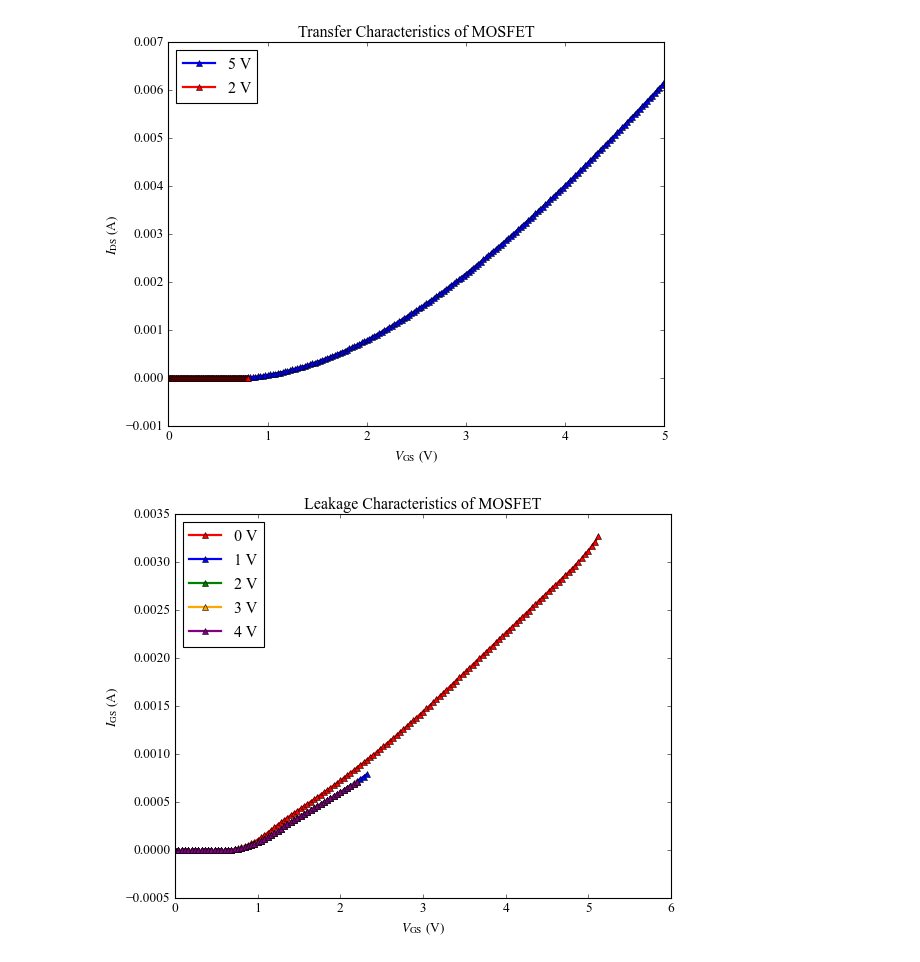
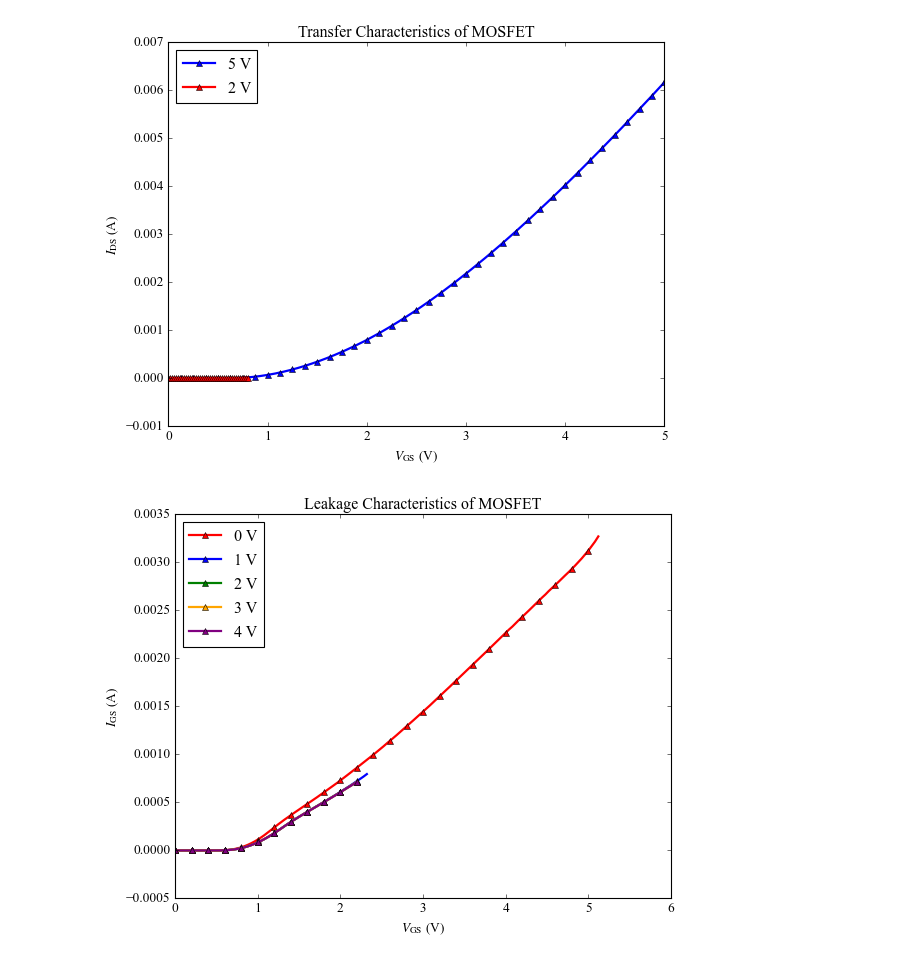
Before and after one commit to phamtrungkien8904/BachelorThesis, a Jupyter notebook: characterization.ipynb, the cells around one changed output. Cells and saved outputs as stored; diff of their text form; code cells hidden in the pictures.

```diff
--- a/characterization.ipynb
+++ b/characterization.ipynb
@@ -33,7 +33,7 @@ datasets_IDS_VDS = [
 for label, data, color, marker in datasets_IDS_VDS:
     V_DS = data[:, 0]
     I_DS = data[:, 1]
-    plt.plot(V_DS, I_DS, lw=2, label=label, color=color, marker=marker, linestyle='-')
+    plt.plot(V_DS, I_DS, lw=2, label=label, color=color, marker=marker, linestyle='-', markevery=5)
 
 plt.xlabel(r"$V_\text{DS}$ (V)")
 plt.ylabel(r"$I_\text{DS}$ (A)")
@@ -44,7 +44,7 @@ plt.show()
 for label, data, color, marker in datasets_IDS_VDS:
     V_DS = data[:, 0]
     R_DS = data[:, 5]
-    plt.semilogy(V_DS, R_DS, lw=2, label=label, color=color, marker=marker, linestyle='-')
+    plt.semilogy(V_DS, R_DS, lw=2, label=label, color=color, marker=marker, linestyle='-', markevery =5)
 
 plt.xlabel(r"$V_\text{DS}$ (V)")
 plt.ylabel(r"$R_\text{DS}$ ($\Omega$)")
@@ -57,20 +57,20 @@ plt.show()
 # %%
 datasets_IDS_VGS = [
     ("5 V", data5, 'blue'),
     ("2 V", data4, 'red'),
 ]
 for label, data, color in datasets_IDS_VGS:
     V_GS = data[:, 0]
     I_DS = data[:, 1]
-    plt.plot(V_GS, I_DS, lw=2, label=label, color=color, marker='^')
+    plt.plot(V_GS, I_DS, lw=2, label=label, color=color, marker='^', linestyle='-', markevery=5)
 
 plt.xlabel(r"$V_\text{GS}$ (V)")
 plt.ylabel(r"$I_\text{DS}$ (A)")
 plt.title("Transfer Characteristics of MOSFET")
 plt.legend(frameon=True, loc='upper left', numpoints=1)
 plt.show()
 # %% [output]
-[figure, old version]
+[figure, new version]
 # %%
 datasets_IGS_VGS = [
     ("0 V", data6, 'red'),
@@ -82,7 +82,7 @@ datasets_IGS_VGS = [
 for label, data, color in datasets_IGS_VGS:
     V_GS = data[:, 0]
     I_GS = data[:, 1]
-    plt.plot(V_GS, I_GS, lw=2, label=label, color=color, marker='^')
+    plt.plot(V_GS, I_GS, lw=2, label=label, color=color, marker='^', linestyle='-', markevery=5)
 
 plt.xlabel(r"$V_\text{GS}$ (V)")
 plt.ylabel(r"$I_\text{GS}$ (A)")
@@ -90,4 +90,4 @@ plt.title("Leakage Characteristics of MOSFET")
 plt.legend(frameon=True, loc='upper left', numpoints=1)
 plt.show()
 # %% [output]
-[figure, old version]
+[figure, new version]
```
Also changed, not shown: parts of 2 cells of this notebook, 3 other files.
